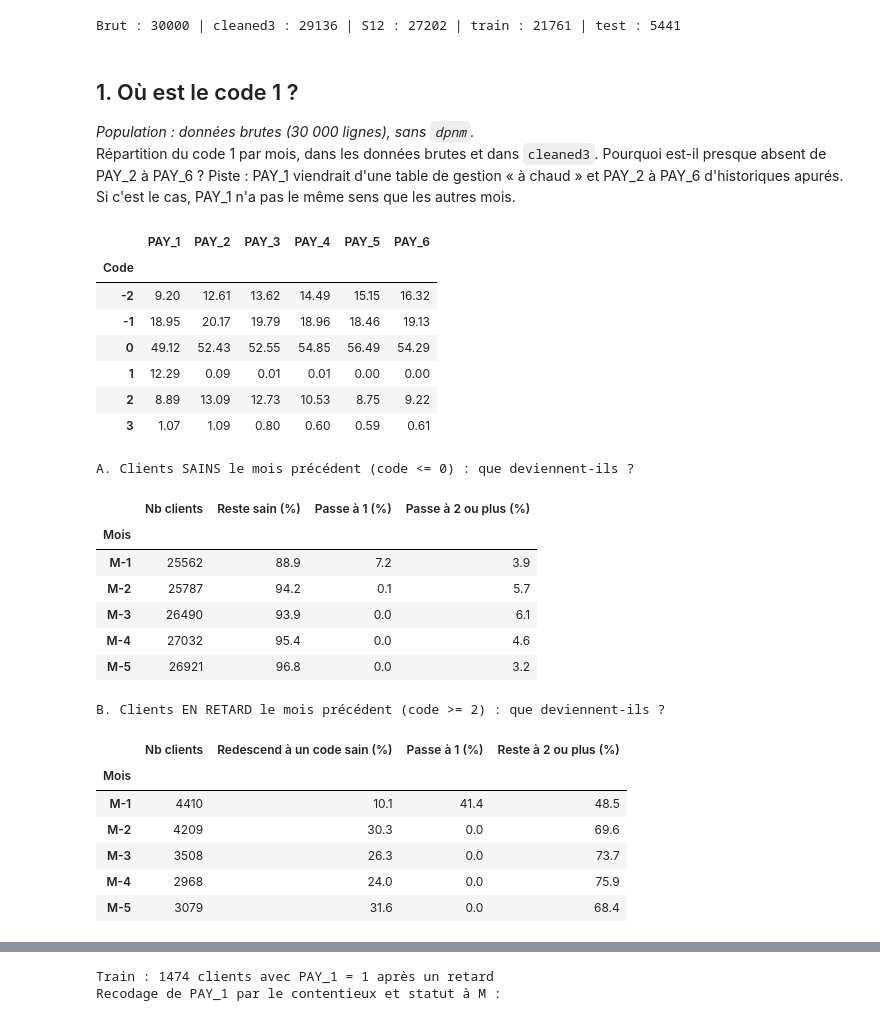
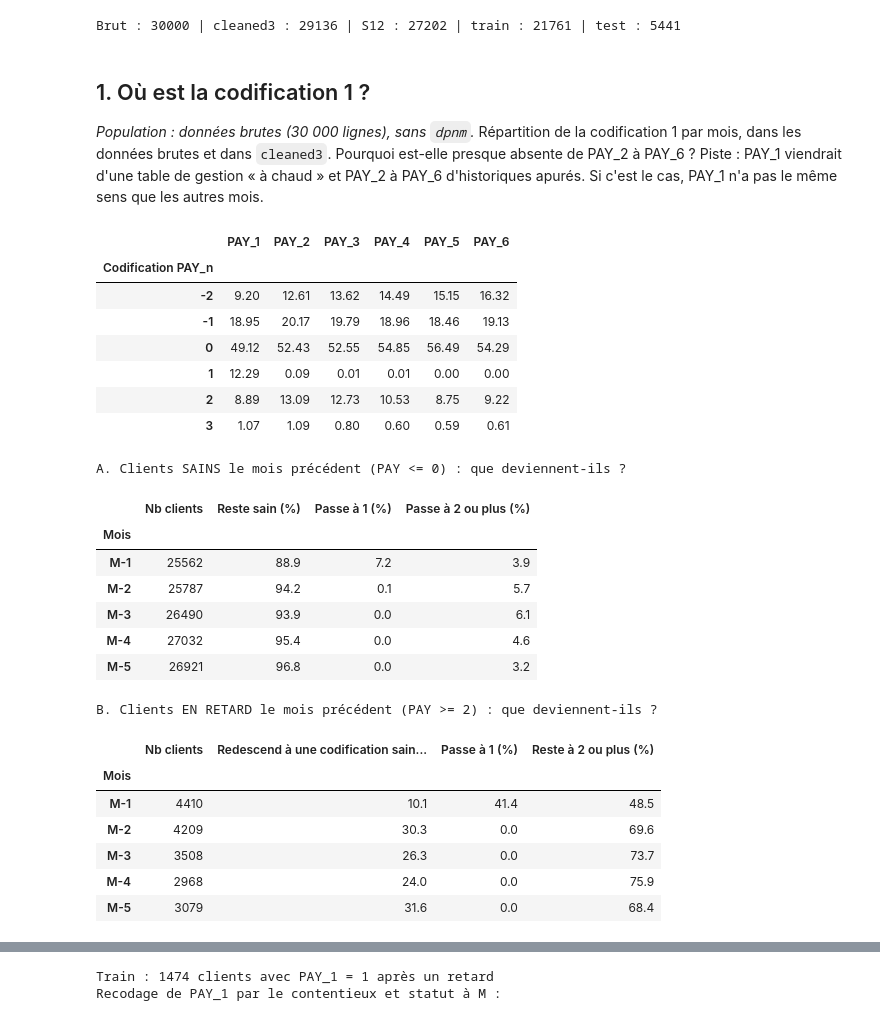
Before and after one commit to johan-mac-59/RiskLens_ML, a Jupyter notebook: src/05_04_EDA_codification1.ipynb, the cells around one changed output, grey strips where cells are left out. Drawn from its saved outputs; the diff is of its cells as text; code cells hidden in the pictures.

```diff
--- a/src/05_04_EDA_codification1.ipynb
+++ b/src/05_04_EDA_codification1.ipynb
@@ -201,46 +201,46 @@ def statut_ctx_regle2(d):
 
 statuts_train = statut_ctx_regle2(df_train)
 # %% [markdown]
-## 1. Où est le code 1 ?
+## 1. Où est la codification 1 ?
 *Population : données brutes (30 000 lignes), sans `dpnm`.*
-Répartition du code 1 par mois, dans les données brutes et dans `cleaned3`. Pourquoi est-il presque absent de PAY_2 à PAY_6 ?
+Répartition de la codification 1 par mois, dans les données brutes et dans `cleaned3`. Pourquoi est-elle presque absente de PAY_2 à PAY_6 ?
 Piste : PAY_1 viendrait d'une table de gestion « à chaud » et PAY_2 à PAY_6 d'historiques apurés. Si c'est le cas, PAY_1 n'a pas le même sens que les autres mois.
 # %%
-# 1. Répartition des codes par mois (%)
+# 1. Répartition des codifications PAY_n par mois (%)
 repartition = pd.DataFrame({col: df_brut[col].value_counts(normalize=True) * 100 for col in pay_cols}).fillna(0)
-display(repartition.loc[[-2, -1, 0, 1, 2, 3]].round(2).rename_axis('Code'))
+display(repartition.loc[[-2, -1, 0, 1, 2, 3]].round(2).rename_axis('Codification PAY_n'))
 
 # 2. Que deviennent les clients d'un mois à l'autre ?
-# Lecture : pour le mois M-k, on part des clients selon leur code du mois précédent (M-(k+1)),
-# et on regarde leur code en M-k. Chaque ligne fait 100 %.
-# On compare M-1 aux autres mois : si le code 1 était un vrai « retard d'un mois », il existerait aussi dans l'historique.
+# Lecture : pour le mois M-k, on part des clients selon leur codification du mois précédent (M-(k+1)),
+# et on regarde leur codification en M-k. Chaque ligne fait 100 %.
+# On compare M-1 aux autres mois : si la codification 1 était un vrai « retard d'un mois », il existerait aussi dans l'historique.
 depuis_sain, depuis_retard = [], []
 for k in range(1, 6):
     avant, apres = df_brut[f'PAY_{k+1}'], df_brut[f'PAY_{k}']
     sain, retard = avant <= 0, avant >= 2
     depuis_sain.append({'Mois': f'M-{k}', 'Nb clients': sain.sum(),
                         'Reste sain (%)': (apres[sain] <= 0).mean() * 100,
                         'Passe à 1 (%)': (apres[sain] == 1).mean() * 100,
                         'Passe à 2 ou plus (%)': (apres[sain] >= 2).mean() * 100})
     depuis_retard.append({'Mois': f'M-{k}', 'Nb clients': retard.sum(),
-                          'Redescend à un code sain (%)': (apres[retard] <= 0).mean() * 100,
+                          'Redescend à une codification saine (%)': (apres[retard] <= 0).mean() * 100,
                           'Passe à 1 (%)': (apres[retard] == 1).mean() * 100,
                           'Reste à 2 ou plus (%)': (apres[retard] >= 2).mean() * 100})
 
-print("A. Clients SAINS le mois précédent (code <= 0) : que deviennent-ils ?")
+print("A. Clients SAINS le mois précédent (PAY <= 0) : que deviennent-ils ?")
 display(pd.DataFrame(depuis_sain).set_index('Mois').round(1))
-print("B. Clients EN RETARD le mois précédent (code >= 2) : que deviennent-ils ?")
+print("B. Clients EN RETARD le mois précédent (PAY >= 2) : que deviennent-ils ?")
 display(pd.DataFrame(depuis_retard).set_index('Mois').round(1))
 # %% [output]
 |  | PAY_1 | PAY_2 | PAY_3 | PAY_4 | PAY_5 | PAY_6 |
-| Code |  |  |  |  |  |  |
+| Codification PAY_n |  |  |  |  |  |  |
 | -2 | 9.20 | 12.61 | 13.62 | 14.49 | 15.15 | 16.32 |
 | -1 | 18.95 | 20.17 | 19.79 | 18.96 | 18.46 | 19.13 |
 | 0 | 49.12 | 52.43 | 52.55 | 54.85 | 56.49 | 54.29 |
 | 1 | 12.29 | 0.09 | 0.01 | 0.01 | 0.00 | 0.00 |
 | 2 | 8.89 | 13.09 | 12.73 | 10.53 | 8.75 | 9.22 |
 | 3 | 1.07 | 1.09 | 0.80 | 0.60 | 0.59 | 0.61 |
-A. Clients SAINS le mois précédent (code <= 0) : que deviennent-ils ?
+A. Clients SAINS le mois précédent (PAY <= 0) : que deviennent-ils ?
 |  | Nb clients | Reste sain (%) | Passe à 1 (%) | Passe à 2 ou plus (%) |
 | Mois |  |  |  |  |
 | M-1 | 25562 | 88.9 | 7.2 | 3.9 |
@@ -248,8 +248,8 @@ A. Clients SAINS le mois précédent (code <= 0) : que deviennent-ils ?
 | M-3 | 26490 | 93.9 | 0.0 | 6.1 |
 | M-4 | 27032 | 95.4 | 0.0 | 4.6 |
 | M-5 | 26921 | 96.8 | 0.0 | 3.2 |
-B. Clients EN RETARD le mois précédent (code >= 2) : que deviennent-ils ?
+B. Clients EN RETARD le mois précédent (PAY >= 2) : que deviennent-ils ?
-|  | Nb clients | Redescend à un code sain (%) | Passe à 1 (%) | Reste à 2 ou plus (%) |
+|  | Nb clients | Redescend à une codification sain... | Passe à 1 (%) | Reste à 2 ou plus (%) |
 | Mois |  |  |  |  |
 | M-1 | 4410 | 10.1 | 41.4 | 48.5 |
 | M-2 | 4209 | 30.3 | 0.0 | 69.6 |
```
Also changed, not shown: parts of 42 cells of this notebook, 5 other files.
